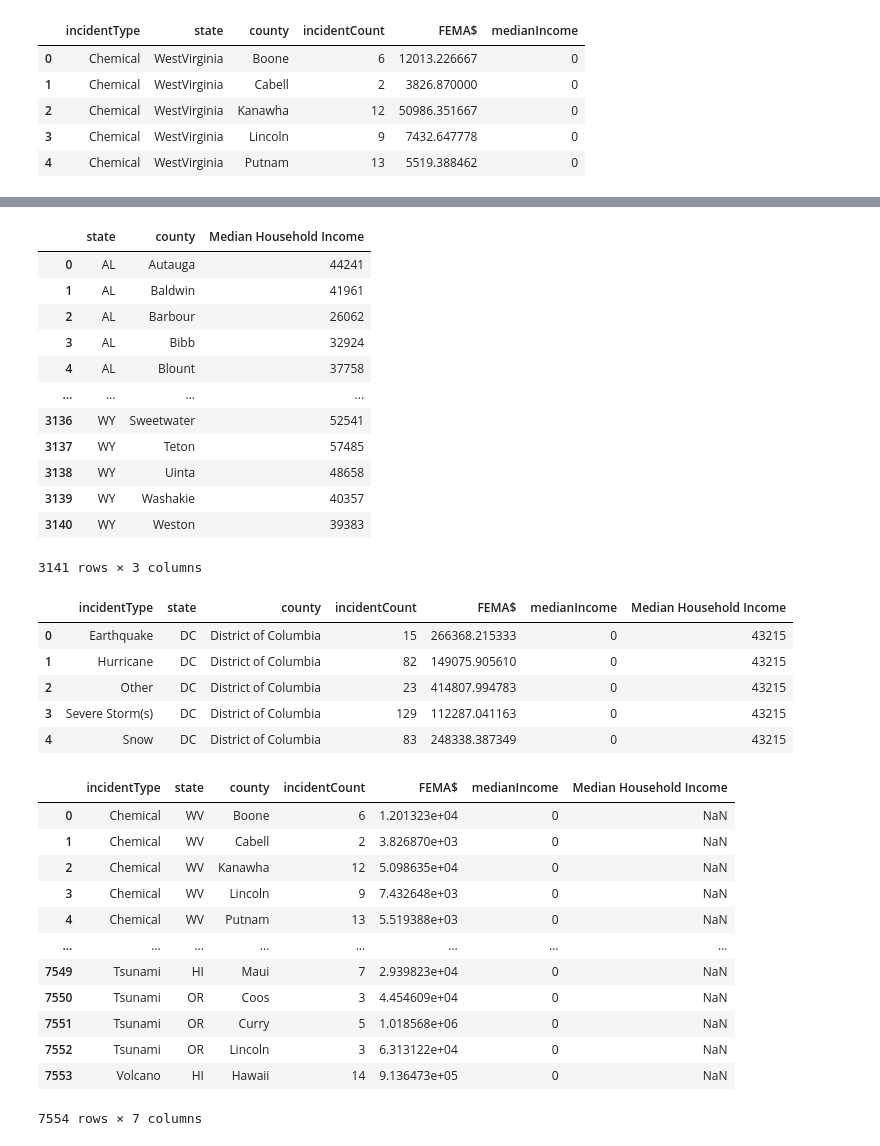
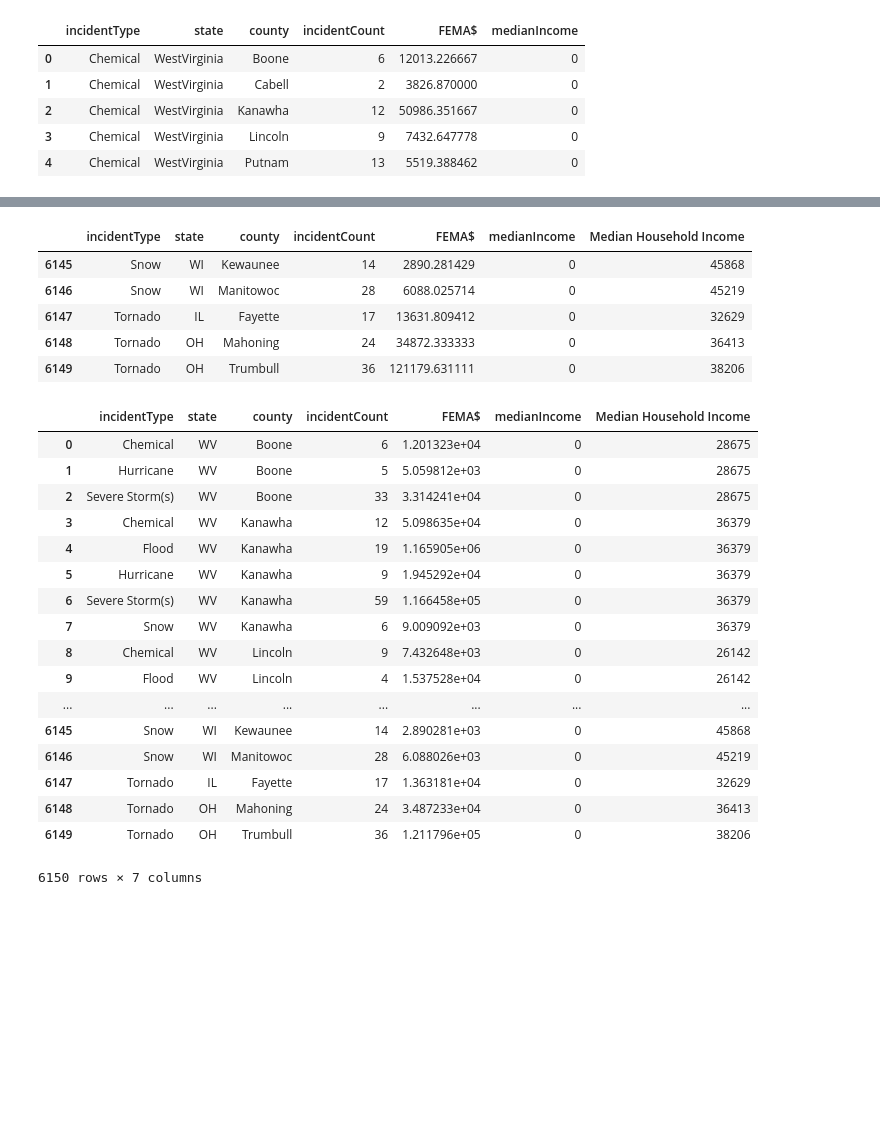
Before and after one commit to chunwong7/Project_1, a Jupyter notebook: SAPIE_analysis.ipynb, the cells around one changed output, grey strips where cells are left out. Drawn from its saved outputs; the diff is of its cells as text; code cells hidden in the pictures; blank space fills up the shorter version.

```diff
--- a/SAPIE_analysis.ipynb
+++ b/SAPIE_analysis.ipynb
@@ -47,48 +52,39 @@ fema
 sapie = pd.read_csv('SAPIE_DataClean/ByYear/18SAPIE.csv')
 #Clean SAPIE Data
 sapie['Name'] = sapie['Name'].str.strip('County')
+sapie['Name'] = sapie['Name'].str.strip()
 sapie = sapie.drop(['Unnamed: 0', 'State County FIPS'], axis=1)
 sapie = sapie.rename(columns={'Postal Code':'state', 'Name':'county'})
-sapie
-# %% [output]
-|  | state | county | Median Household Income |
-| 0 | AL | Autauga | 44241 |
-| 1 | AL | Baldwin | 41961 |
-| 2 | AL | Barbour | 26062 |
-| 3 | AL | Bibb | 32924 |
-| 4 | AL | Blount | 37758 |
-| ... | ... | ... | ... |
-| 3136 | WY | Sweetwater | 52541 |
-| 3137 | WY | Teton | 57485 |
-| 3138 | WY | Uinta | 48658 |
-| 3139 | WY | Washakie | 40357 |
-| 3140 | WY | Weston | 39383 |
-3141 rows × 3 columns
 # %%
 #Add Income data to FEMA
 merged = fema.merge(sapie, on=['state', 'county'])
 merged.tail()
 # %% [output]
 |  | incidentType | state | county | incidentCount | FEMA$ | medianIncome | Median Household Income |
-| 0 | Earthquake | DC | District of Columbia | 15 | 266368.215333 | 0 | 43215 |
-| 1 | Hurricane | DC | District of Columbia | 82 | 149075.905610 | 0 | 43215 |
-| 2 | Other | DC | District of Columbia | 23 | 414807.994783 | 0 | 43215 |
-| 3 | Severe Storm(s) | DC | District of Columbia | 129 | 112287.041163 | 0 | 43215 |
-| 4 | Snow | DC | District of Columbia | 83 | 248338.387349 | 0 | 43215 |
+| 6145 | Snow | WI | Kewaunee | 14 | 2890.281429 | 0 | 45868 |
+| 6146 | Snow | WI | Manitowoc | 28 | 6088.025714 | 0 | 45219 |
+| 6147 | Tornado | IL | Fayette | 17 | 13631.809412 | 0 | 32629 |
+| 6148 | Tornado | OH | Mahoning | 24 | 34872.333333 | 0 | 36413 |
+| 6149 | Tornado | OH | Trumbull | 36 | 121179.631111 | 0 | 38206 |
 # %%
-merged_tom = pd.merge(fema, sapie, how='left')
+merged_tom = pd.merge(fema, sapie, how='inner')
 merged_tom
 # %% [output]
 |  | incidentType | state | county | incidentCount | FEMA$ | medianIncome | Median Household Income |
-| 0 | Chemical | WV | Boone | 6 | 1.201323e+04 | 0 | NaN |
-| 1 | Chemical | WV | Cabell | 2 | 3.826870e+03 | 0 | NaN |
-| 2 | Chemical | WV | Kanawha | 12 | 5.098635e+04 | 0 | NaN |
-| 3 | Chemical | WV | Lincoln | 9 | 7.432648e+03 | 0 | NaN |
-| 4 | Chemical | WV | Putnam | 13 | 5.519388e+03 | 0 | NaN |
+| 0 | Chemical | WV | Boone | 6 | 1.201323e+04 | 0 | 28675 |
+| 1 | Hurricane | WV | Boone | 5 | 5.059812e+03 | 0 | 28675 |
+| 2 | Severe Storm(s) | WV | Boone | 33 | 3.314241e+04 | 0 | 28675 |
+| 3 | Chemical | WV | Kanawha | 12 | 5.098635e+04 | 0 | 36379 |
+| 4 | Flood | WV | Kanawha | 19 | 1.165905e+06 | 0 | 36379 |
+| 5 | Hurricane | WV | Kanawha | 9 | 1.945292e+04 | 0 | 36379 |
+| 6 | Severe Storm(s) | WV | Kanawha | 59 | 1.166458e+05 | 0 | 36379 |
+| 7 | Snow | WV | Kanawha | 6 | 9.009092e+03 | 0 | 36379 |
+| 8 | Chemical | WV | Lincoln | 9 | 7.432648e+03 | 0 | 26142 |
+| 9 | Flood | WV | Lincoln | 4 | 1.537528e+04 | 0 | 26142 |
 | ... | ... | ... | ... | ... | ... | ... | ... |
-| 7549 | Tsunami | HI | Maui | 7 | 2.939823e+04 | 0 | NaN |
-| 7550 | Tsunami | OR | Coos | 3 | 4.454609e+04 | 0 | NaN |
-| 7551 | Tsunami | OR | Curry | 5 | 1.018568e+06 | 0 | NaN |
-| 7552 | Tsunami | OR | Lincoln | 3 | 6.313122e+04 | 0 | NaN |
-| 7553 | Volcano | HI | Hawaii | 14 | 9.136473e+05 | 0 | NaN |
+| 6145 | Snow | WI | Kewaunee | 14 | 2.890281e+03 | 0 | 45868 |
+| 6146 | Snow | WI | Manitowoc | 28 | 6.088026e+03 | 0 | 45219 |
+| 6147 | Tornado | IL | Fayette | 17 | 1.363181e+04 | 0 | 32629 |
+| 6148 | Tornado | OH | Mahoning | 24 | 3.487233e+04 | 0 | 36413 |
+| 6149 | Tornado | OH | Trumbull | 36 | 1.211796e+05 | 0 | 38206 |
-7554 rows × 7 columns
+6150 rows × 7 columns
```
Also changed, not shown: parts of 1 cell of this notebook.
